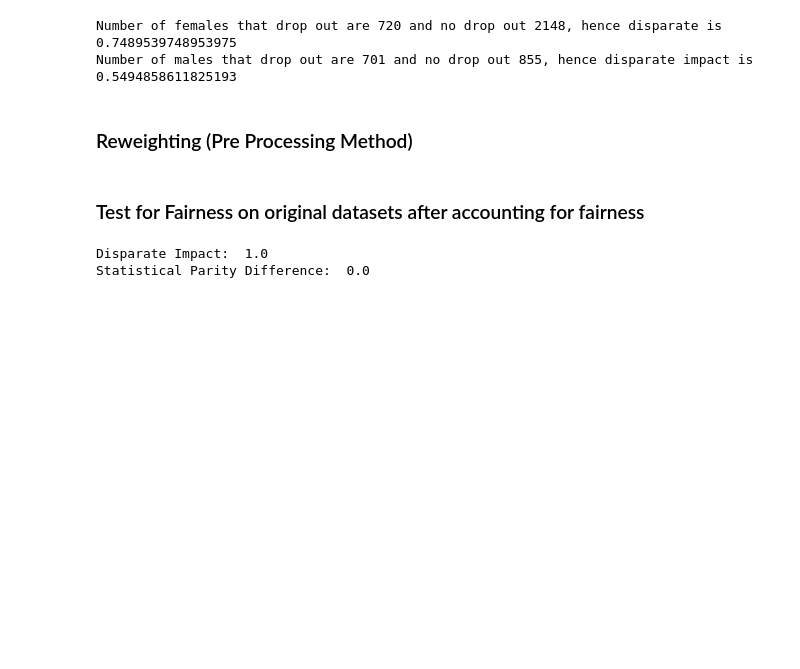
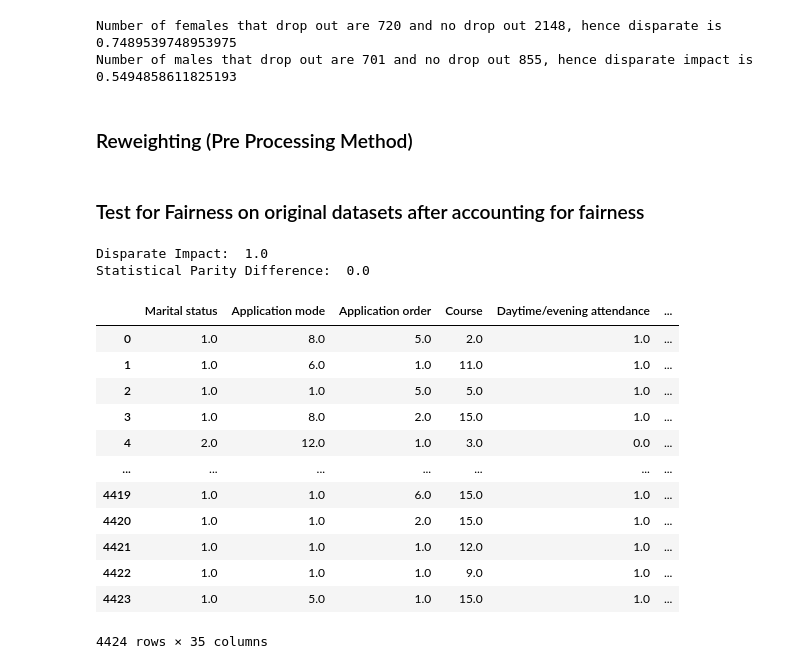
Before and after one commit to KANUBALAD/ML-Fairness-in-School-DropOut-, a Jupyter notebook: Notebooks/FairModels.ipynb, the cells around one changed output. Saved outputs shown, nothing was run; the diff lists cells and outputs as text; code cells hidden in the pictures; blank space fills up the shorter version.

```diff
--- a/Notebooks/FairModels.ipynb
+++ b/Notebooks/FairModels.ipynb
@@ -93,0 +118,16 @@ Statistical Parity Difference:  0.0
+# %%
+fair_df.head()
+# %% [output]
+|  | Marital status | Application mode | Application order | Course | Daytime/evening attendance | ... |
+| 0 | 1.0 | 8.0 | 5.0 | 2.0 | 1.0 | ... |
+| 1 | 1.0 | 6.0 | 1.0 | 11.0 | 1.0 | ... |
+| 2 | 1.0 | 1.0 | 5.0 | 5.0 | 1.0 | ... |
+| 3 | 1.0 | 8.0 | 2.0 | 15.0 | 1.0 | ... |
+| 4 | 2.0 | 12.0 | 1.0 | 3.0 | 0.0 | ... |
+| ... | ... | ... | ... | ... | ... | ... |
+| 4419 | 1.0 | 1.0 | 6.0 | 15.0 | 1.0 | ... |
+| 4420 | 1.0 | 1.0 | 2.0 | 15.0 | 1.0 | ... |
+| 4421 | 1.0 | 1.0 | 1.0 | 12.0 | 1.0 | ... |
+| 4422 | 1.0 | 1.0 | 1.0 | 9.0 | 1.0 | ... |
+| 4423 | 1.0 | 5.0 | 1.0 | 15.0 | 1.0 | ... |
+4424 rows × 35 columns
```
Also changed, not shown: parts of 13 cells of this notebook, 2 other files.
